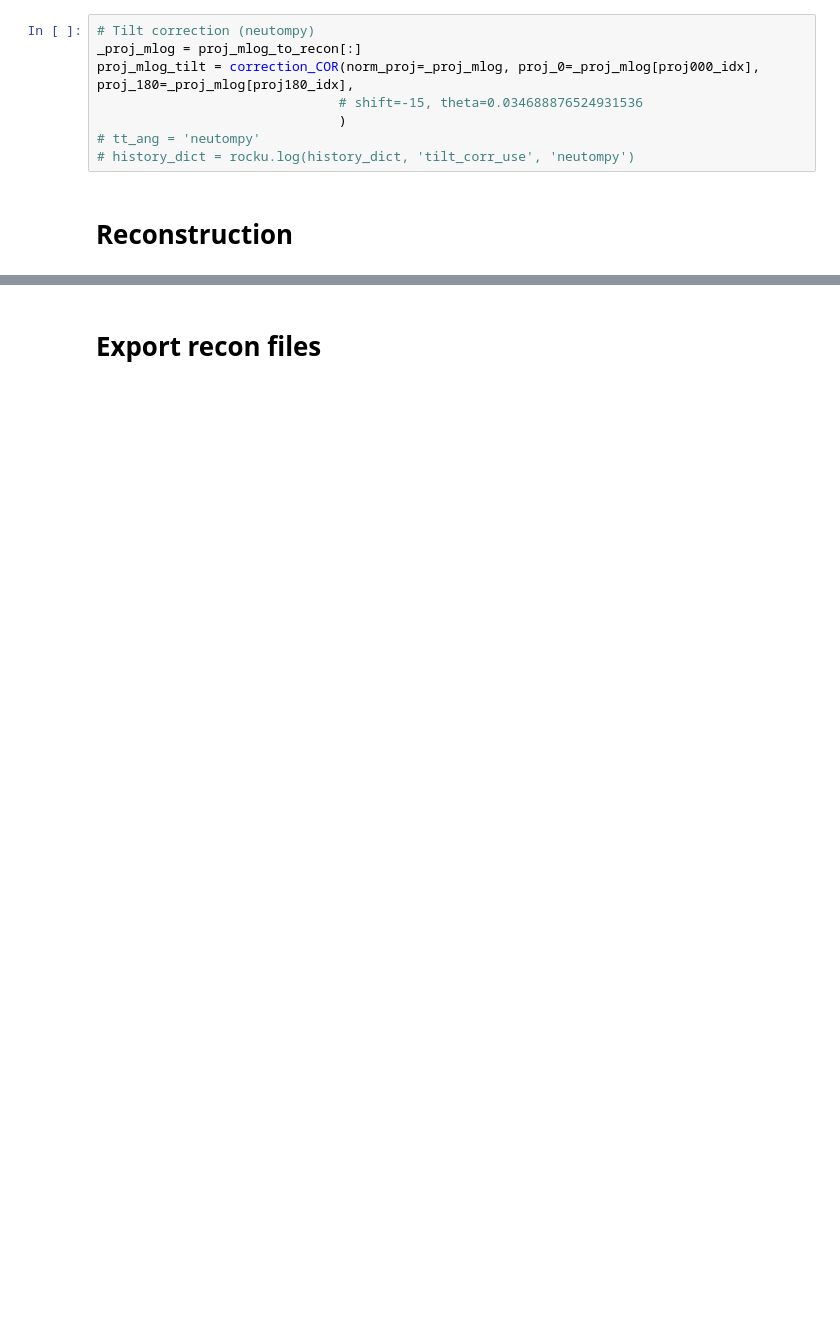
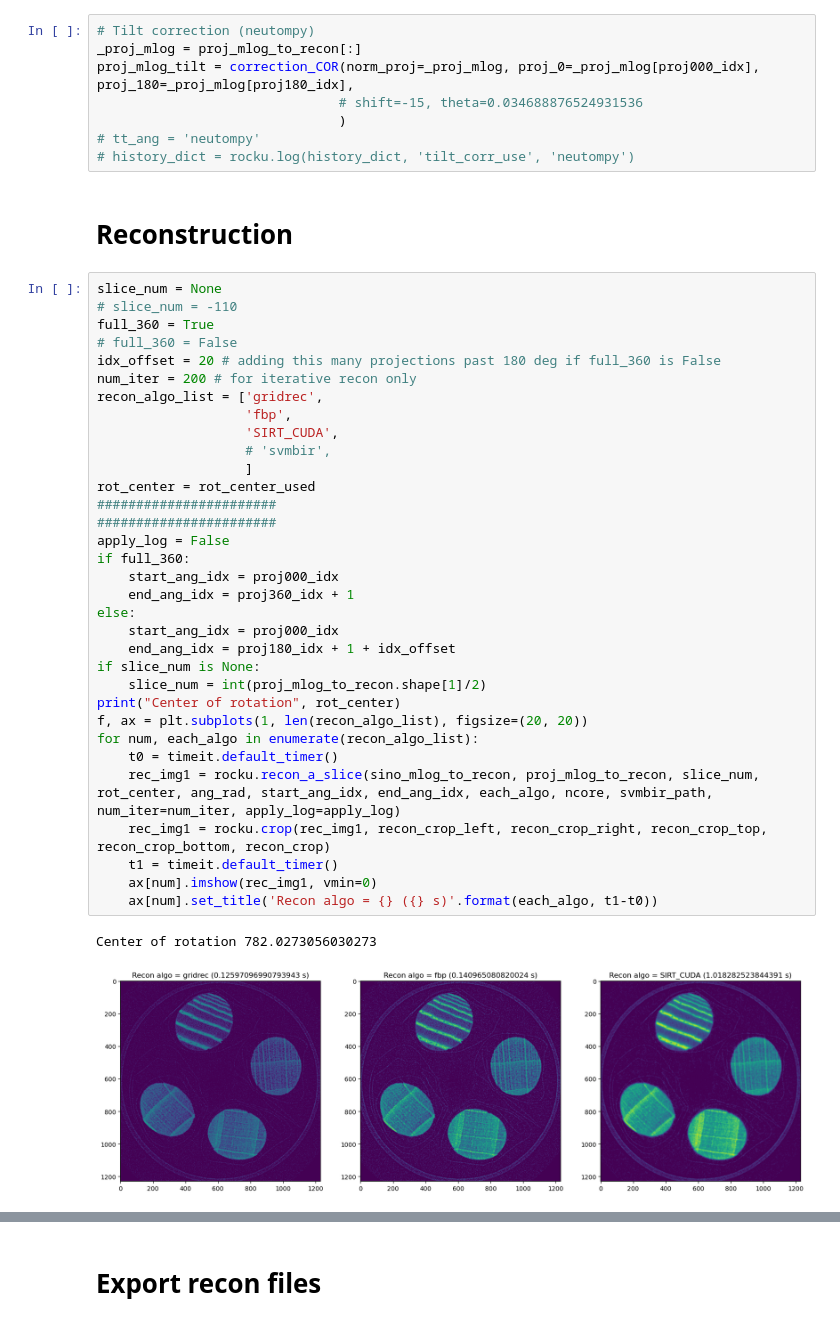
Before and after one commit to zhangy6x/research_stuff, a Jupyter notebook: jupyter_notebooks/norm_recon/rockit_load_h5_to_recon.ipynb, the cells around one changed output, grey strips where cells are left out. Cells and saved outputs as stored; diff of their text form; blank space fills up the shorter version.

```diff
--- a/jupyter_notebooks/norm_recon/rockit_load_h5_to_recon.ipynb
+++ b/jupyter_notebooks/norm_recon/rockit_load_h5_to_recon.ipynb
@@ -119,4 +124,40 @@ proj_mlog_tilt = correction_COR(norm_proj=_proj_mlog, proj_0=_proj_mlog[proj000_
 # history_dict = rocku.log(history_dict, 'tilt_corr_use', 'neutompy')
 # %% [markdown]
 # Reconstruction
+# %%
+slice_num = None
+# slice_num = -110
+full_360 = True
+# full_360 = False
+idx_offset = 20 # adding this many projections past 180 deg if full_360 is False
+num_iter = 200 # for iterative recon only
+recon_algo_list = ['gridrec',
+                   'fbp',
+                   'SIRT_CUDA',
+                   # 'svmbir',
+                   ]
+rot_center = rot_center_used
+#######################
+#######################
+apply_log = False
+if full_360:
+    start_ang_idx = proj000_idx
+    end_ang_idx = proj360_idx + 1
+else:
+    start_ang_idx = proj000_idx
+    end_ang_idx = proj180_idx + 1 + idx_offset
+if slice_num is None:
+    slice_num = int(proj_mlog_to_recon.shape[1]/2)
+print("Center of rotation", rot_center)
+f, ax = plt.subplots(1, len(recon_algo_list), figsize=(20, 20))
+for num, each_algo in enumerate(recon_algo_list):
+    t0 = timeit.default_timer()
+    rec_img1 = rocku.recon_a_slice(sino_mlog_to_recon, proj_mlog_to_recon, slice_num, rot_center, ang_rad, start_ang_idx, end_ang_idx, each_algo, ncore, svmbir_path, num_iter=num_iter, apply_log=apply_log)
+    rec_img1 = rocku.crop(rec_img1, recon_crop_left, recon_crop_right, recon_crop_top, recon_crop_bottom, recon_crop)
+    t1 = timeit.default_timer()
+    ax[num].imshow(rec_img1, vmin=0)
+    ax[num].set_title('Recon algo = {} ({} s)'.format(each_algo, t1-t0))
+# %% [output]
+Center of rotation 782.0273056030273
+[figure, added]
 # %%
```
Also changed, not shown: parts of 11 cells of this notebook, 2 other files.
